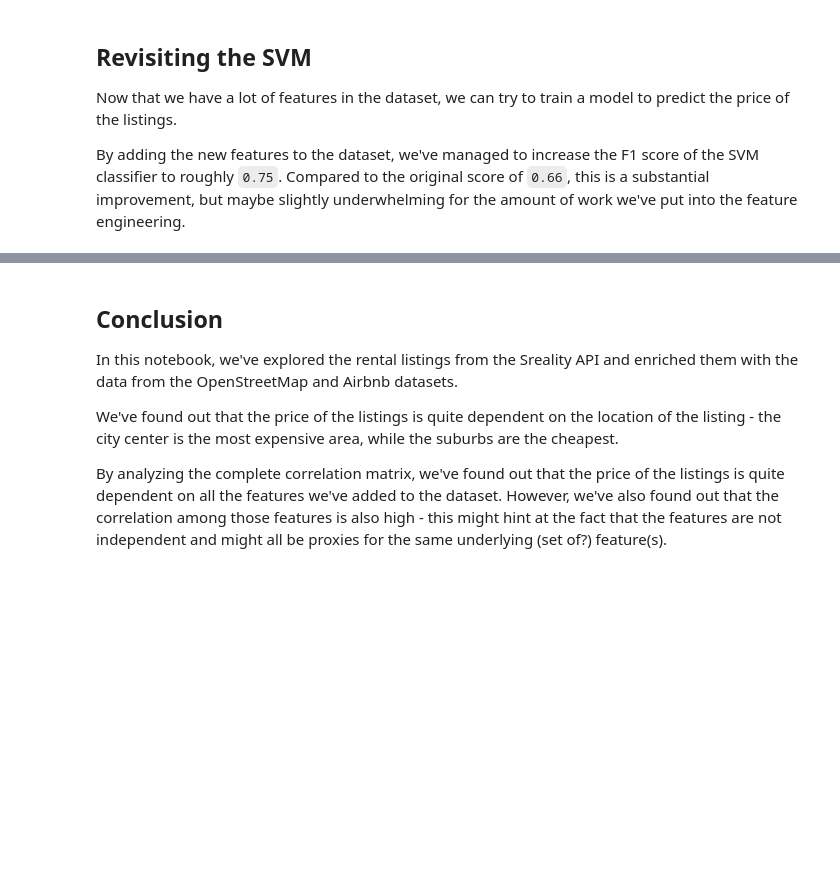
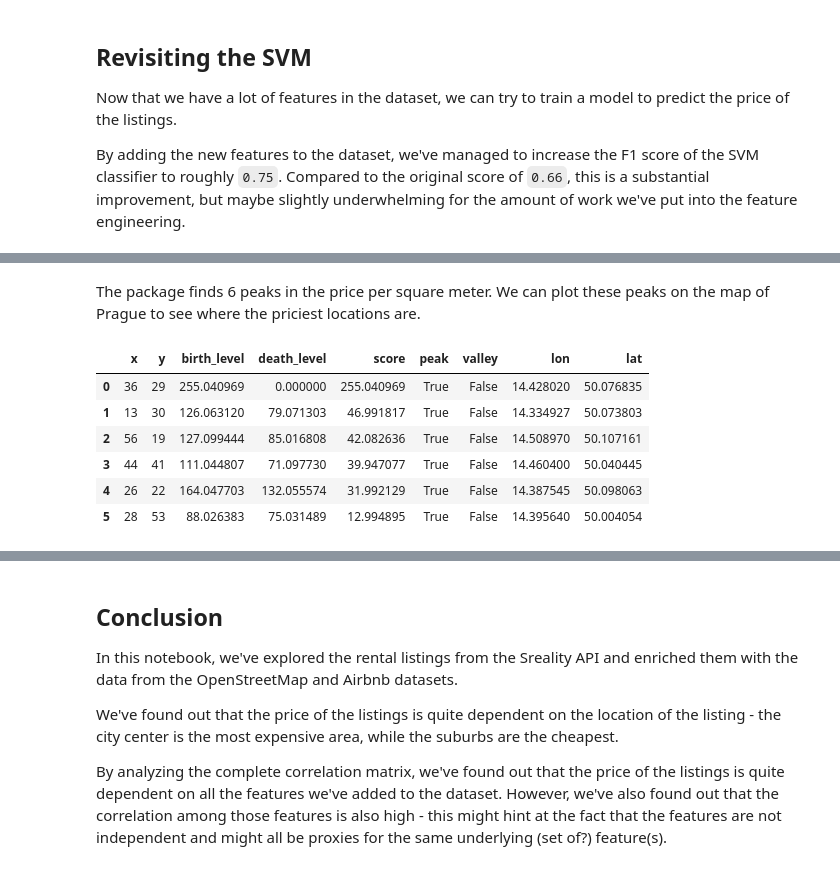
Before and after one commit to barjin/ndbi023-project, a Jupyter notebook: index.ipynb, the cells around one changed output, grey strips where cells are left out. Cells and saved outputs as stored; diff of their text form; code cells hidden in the pictures; blank space fills up the shorter version.

```diff
--- a/index.ipynb
+++ b/index.ipynb
@@ -658,0 +764,15 @@ print(metrics.f1_score(y_test, pred))
+# %% [markdown]
+The package finds 6 peaks in the price per square meter. We can plot these peaks on the map of Prague to see where the priciest locations are.
+# %%
+peaks['lon'] = peaks['x'].map(lambda x: (x_space[x] + x_space[x+1]) / 2)
+peaks['lat'] = peaks['y'].map(lambda x: (y_space[x] + y_space[x+1]) / 2)
+
+peaks
+# %% [output]
+|  | x | y | birth_level | death_level | score | peak | valley | lon | lat |
+| 0 | 36 | 29 | 255.040969 | 0.000000 | 255.040969 | True | False | 14.428020 | 50.076835 |
+| 1 | 13 | 30 | 126.063120 | 79.071303 | 46.991817 | True | False | 14.334927 | 50.073803 |
+| 2 | 56 | 19 | 127.099444 | 85.016808 | 42.082636 | True | False | 14.508970 | 50.107161 |
+| 3 | 44 | 41 | 111.044807 | 71.097730 | 39.947077 | True | False | 14.460400 | 50.040445 |
+| 4 | 26 | 22 | 164.047703 | 132.055574 | 31.992129 | True | False | 14.387545 | 50.098063 |
+| 5 | 28 | 53 | 88.026383 | 75.031489 | 12.994895 | True | False | 14.395640 | 50.004054 |
```
Also changed, not shown: parts of 16 cells of this notebook, 14 other files.
